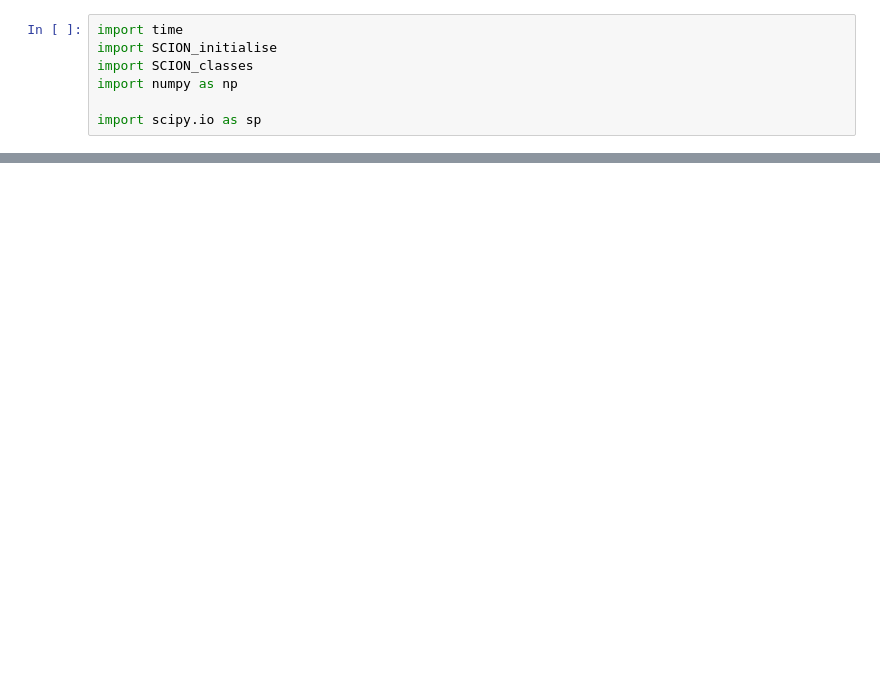
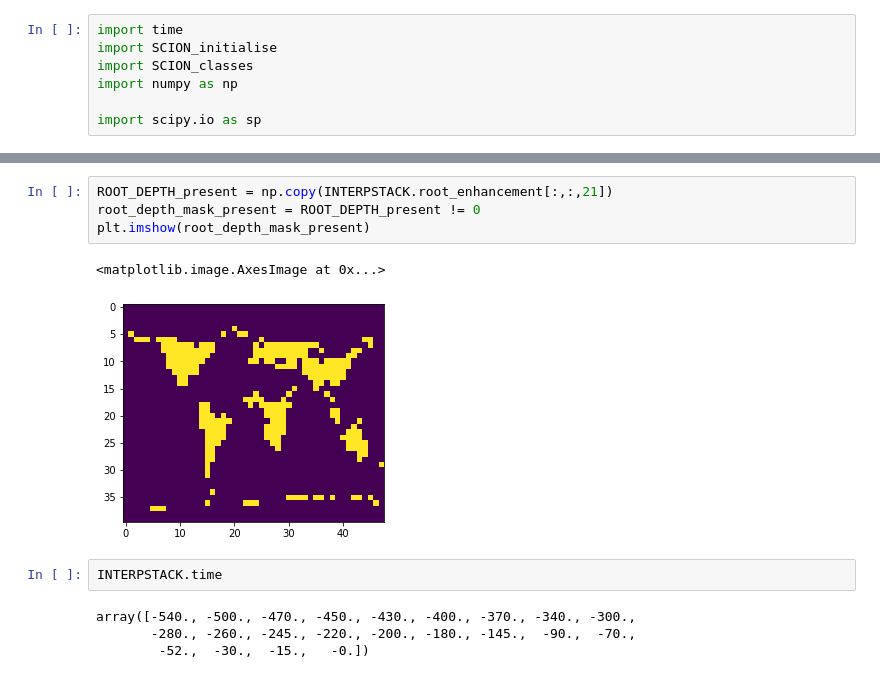
Before and after one commit to jakediamond/pySCION_roots, a Jupyter notebook: src/SCION_model/call_pySCION.ipynb, the cells around one changed output, grey strips where cells are left out. Saved outputs shown, nothing was run; the diff lists cells and outputs as text; blank space fills up the shorter version.

```diff
--- a/src/SCION_model/call_pySCION.ipynb
+++ b/src/SCION_model/call_pySCION.ipynb
@@ -40,0 +63,13 @@ time: 4.290860891342163
+# %%
+ROOT_DEPTH_present = np.copy(INTERPSTACK.root_enhancement[:,:,21])
+root_depth_mask_present = ROOT_DEPTH_present != 0
+plt.imshow(root_depth_mask_present)
+# %% [output]
+<matplotlib.image.AxesImage at 0x...>
+[figure, added]
+# %%
+INTERPSTACK.time
+# %% [output]
+array([-540., -500., -470., -450., -430., -400., -370., -340., -300.,
+       -280., -260., -245., -220., -200., -180., -145.,  -90.,  -70.,
+        -52.,  -30.,  -15.,   -0.])
```
Also changed, not shown: parts of 13 cells of this notebook, 38 other files.
